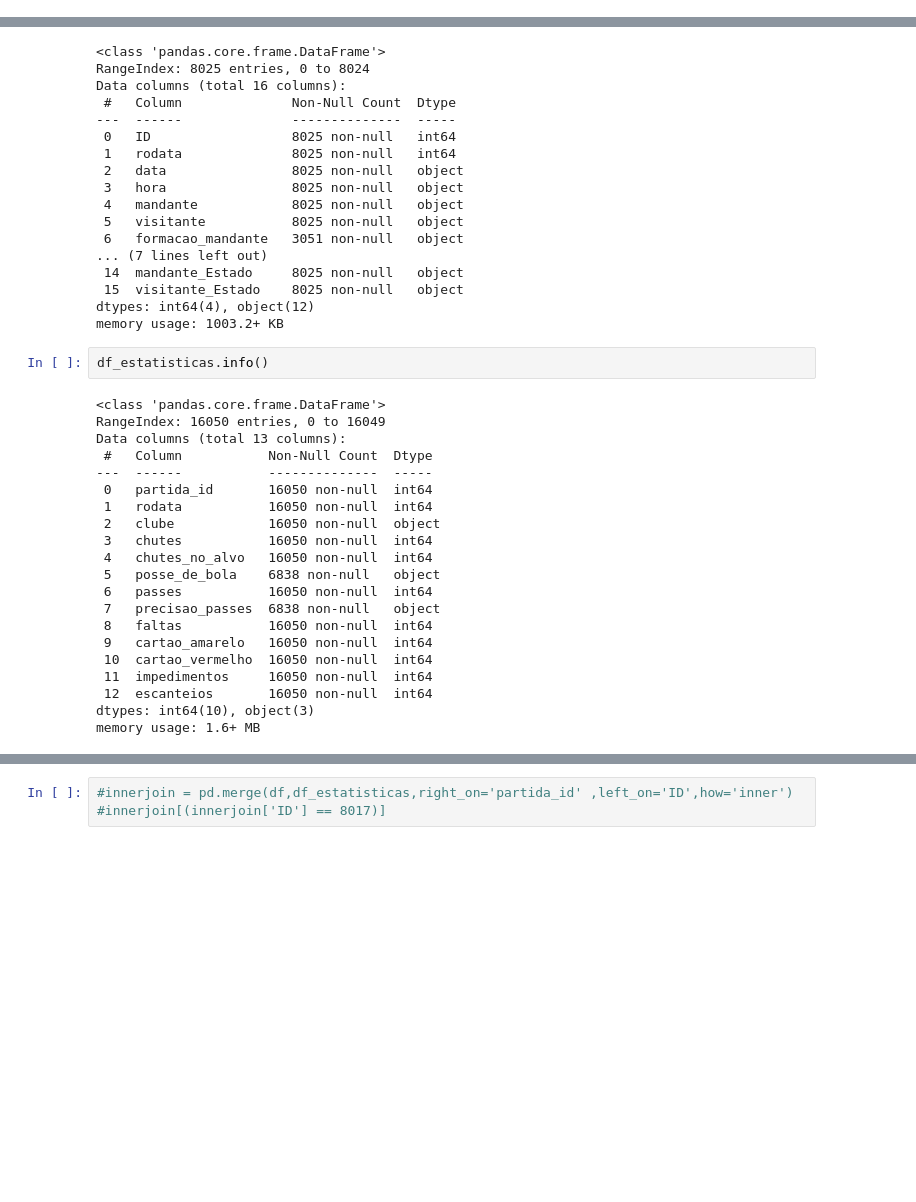
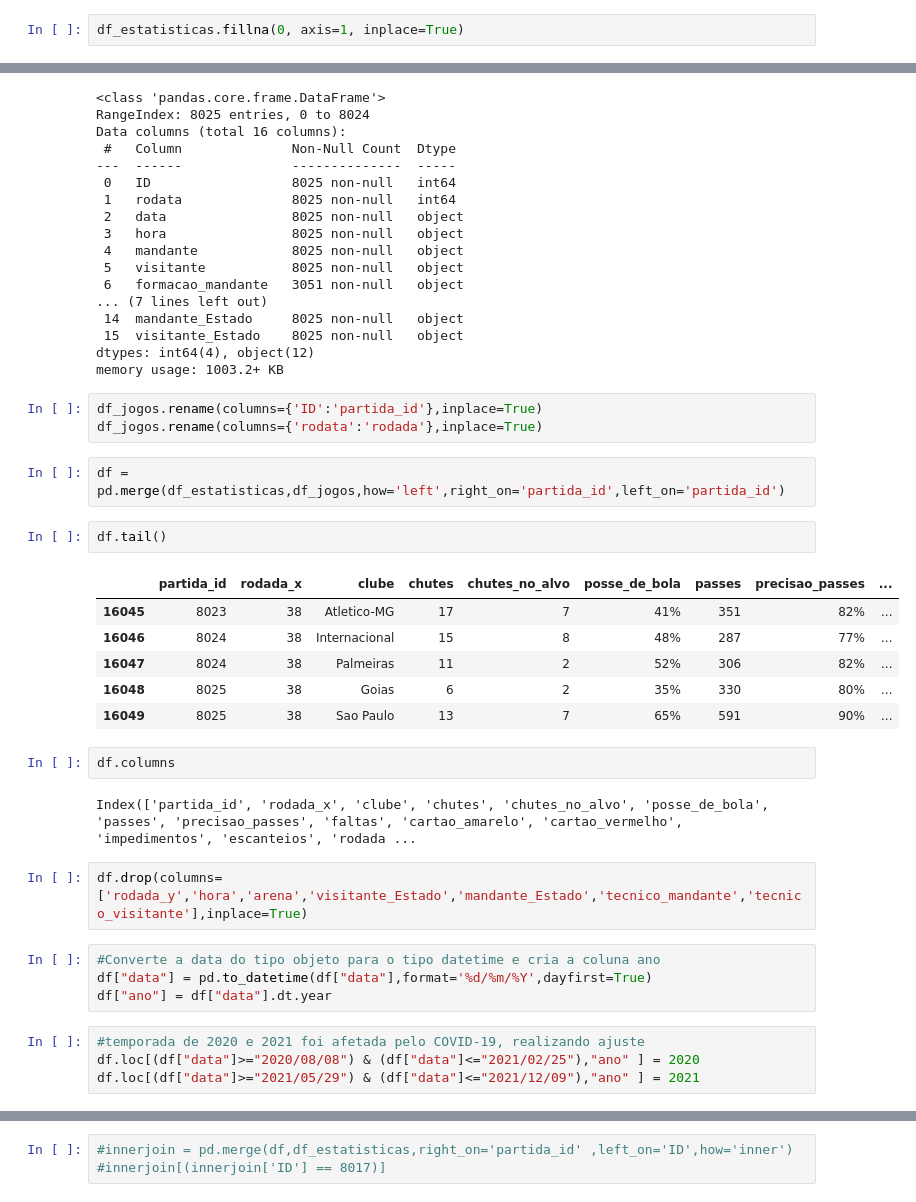
Before and after one commit to vbddinho/puc_minas_machine, a Jupyter notebook: plano3.ipynb, the cells around one changed output, grey strips where cells are left out. Drawn from its saved outputs; the diff is of its cells as text; blank space fills up the shorter version.

```diff
--- a/plano3.ipynb
+++ b/plano3.ipynb
@@ -19,0 +88,2 @@ df_jogos = pd.read_csv('dados/campeonato-brasileiro-full.csv', sep=',',encoding
+# %%
+df_estatisticas.fillna(0, axis=1, inplace=True)
@@ -37,26 +109,31 @@ Data columns (total 16 columns):
  15  visitante_Estado    8025 non-null   object
 dtypes: int64(4), object(12)
 memory usage: 1003.2+ KB
-# %%
-df_estatisticas.info()
-# %% [output]
-<class 'pandas.core.frame.DataFrame'>
-RangeIndex: 16050 entries, 0 to 16049
-Data columns (total 13 columns):
- #   Column           Non-Null Count  Dtype
----  ------           --------------  -----
- 0   partida_id       16050 non-null  int64
- 1   rodata           16050 non-null  int64
- 2   clube            16050 non-null  object
- 3   chutes           16050 non-null  int64
- 4   chutes_no_alvo   16050 non-null  int64
- 5   posse_de_bola    6838 non-null   object
- 6   passes           16050 non-null  int64
- 7   precisao_passes  6838 non-null   object
- 8   faltas           16050 non-null  int64
- 9   cartao_amarelo   16050 non-null  int64
- 10  cartao_vermelho  16050 non-null  int64
- 11  impedimentos     16050 non-null  int64
- 12  escanteios       16050 non-null  int64
-dtypes: int64(10), object(3)
-memory usage: 1.6+ MB
+# %%
+df_jogos.rename(columns={'ID':'partida_id'},inplace=True)
+df_jogos.rename(columns={'rodata':'rodada'},inplace=True)
+# %%
+df = pd.merge(df_estatisticas,df_jogos,how='left',right_on='partida_id',left_on='partida_id')
+# %%
+df.tail()
+# %% [output]
+|  | partida_id | rodada_x | clube | chutes | chutes_no_alvo | posse_de_bola | passes | precisao_passes | ... |
+| 16045 | 8023 | 38 | Atletico-MG | 17 | 7 | 41% | 351 | 82% | ... |
+| 16046 | 8024 | 38 | Internacional | 15 | 8 | 48% | 287 | 77% | ... |
+| 16047 | 8024 | 38 | Palmeiras | 11 | 2 | 52% | 306 | 82% | ... |
+| 16048 | 8025 | 38 | Goias | 6 | 2 | 35% | 330 | 80% | ... |
+| 16049 | 8025 | 38 | Sao Paulo | 13 | 7 | 65% | 591 | 90% | ... |
+# %%
+df.columns
+# %% [output]
+Index(['partida_id', 'rodada_x', 'clube', 'chutes', 'chutes_no_alvo', 'posse_de_bola', 'passes', 'precisao_passes', 'faltas', 'cartao_amarelo', 'cartao_vermelho', 'impedimentos', 'escanteios', 'rodada ...
+# %%
+df.drop(columns=['rodada_y','hora','arena','visitante_Estado','mandante_Estado','tecnico_mandante','tecnico_visitante'],inplace=True)
+# %%
+#Converte a data do tipo objeto para o tipo datetime e cria a coluna ano
+df["data"] = pd.to_datetime(df["data"],format='%d/%m/%Y',dayfirst=True)
+df["ano"] = df["data"].dt.year
+# %%
+#temporada de 2020 e 2021 foi afetada pelo COVID-19, realizando ajuste
+df.loc[(df["data"]>="2020/08/08") & (df["data"]<="2021/02/25"),"ano" ] = 2020
+df.loc[(df["data"]>="2021/05/29") & (df["data"]<="2021/12/09"),"ano" ] = 2021
```
Also changed, not shown: parts of 27 cells of this notebook.
